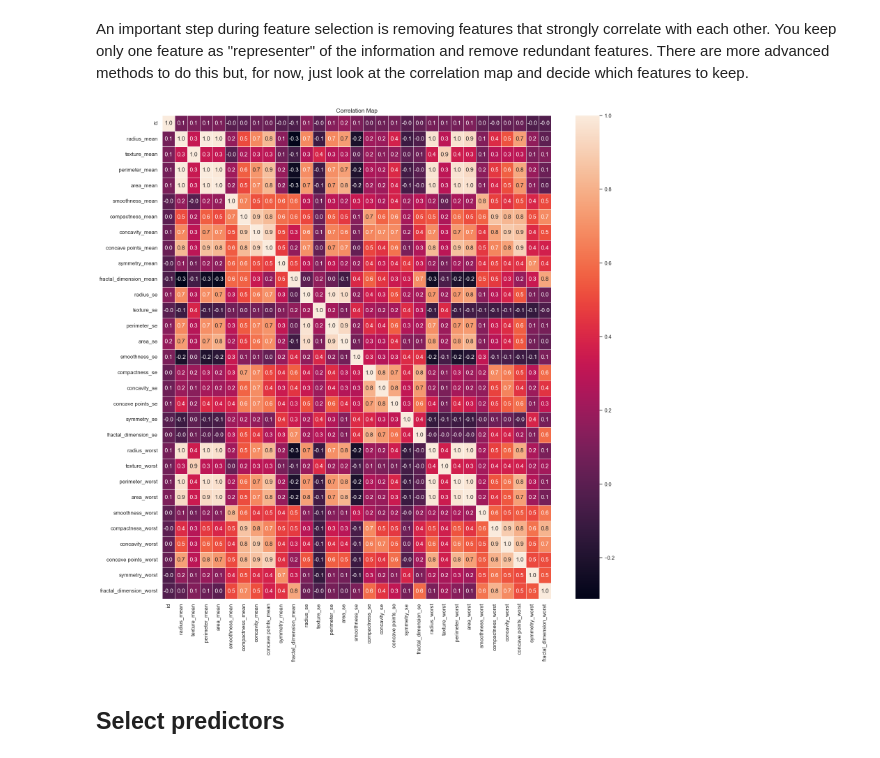
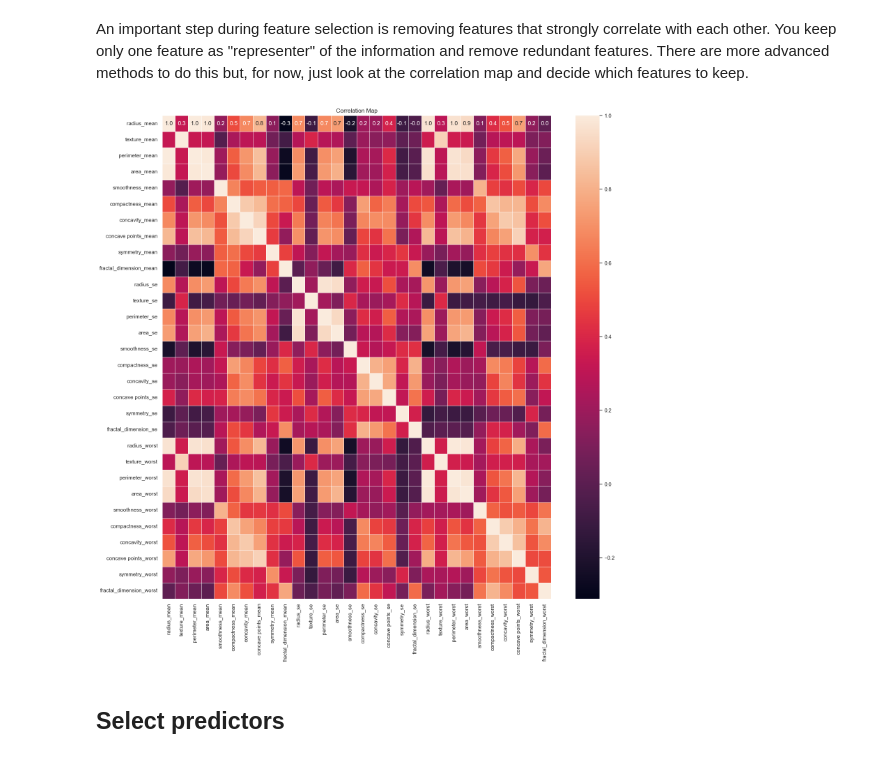
Before and after one commit to ellenhvn/hhz-artificial-intelligence-vl-s24, a Jupyter notebook: Exercise Material/Cancer/Cancer (Solution).ipynb, the cells around one changed output. Cells and saved outputs as stored; diff of their text form; code cells hidden in the pictures.

```diff
--- a/Exercise Material/Cancer/Cancer (Solution).ipynb
+++ b/Exercise Material/Cancer/Cancer (Solution).ipynb
@@ -125,15 +125,26 @@ original_data[["perimeter_mean", "diagnosis"]].groupby(
 | 0 | B | 78.075406 |
 # %% [markdown]
 An important step during feature selection is removing features that strongly correlate with each other. You keep only one feature as "representer" of the information and remove redundant features. There are more advanced methods to do this but, for now, just look at the correlation map and decide which features to keep.
+# %%
+# Only numeric features
+plot_data = original_data[['radius_mean', 'texture_mean', 'perimeter_mean',
+       'area_mean', 'smoothness_mean', 'compactness_mean', 'concavity_mean',
+       'concave points_mean', 'symmetry_mean', 'fractal_dimension_mean',
+       'radius_se', 'texture_se', 'perimeter_se', 'area_se', 'smoothness_se',
+       'compactness_se', 'concavity_se', 'concave points_se', 'symmetry_se',
+       'fractal_dimension_se', 'radius_worst', 'texture_worst',
+       'perimeter_worst', 'area_worst', 'smoothness_worst',
+       'compactness_worst', 'concavity_worst', 'concave points_worst',
+       'symmetry_worst', 'fractal_dimension_worst']]
 # %%
 f, ax = plt.subplots(figsize=(18, 18))
-sns.heatmap(original_data.corr(), annot=True, linewidths=0.5, fmt=".1f", ax=ax)
+sns.heatmap(plot_data.corr(), annot=True, linewidths=0.5, fmt=".1f", ax=ax)
 plt.xticks(rotation=90)
 plt.yticks(rotation=0)
 plt.title("Correlation Map")
 plt.show()
 # %% [output]
-[figure, old version]
+[figure, new version]
 # %% [markdown]
 ## Select predictors
 # %%
```
Also changed, not shown: parts of 4 cells of this notebook, 2 other files.
